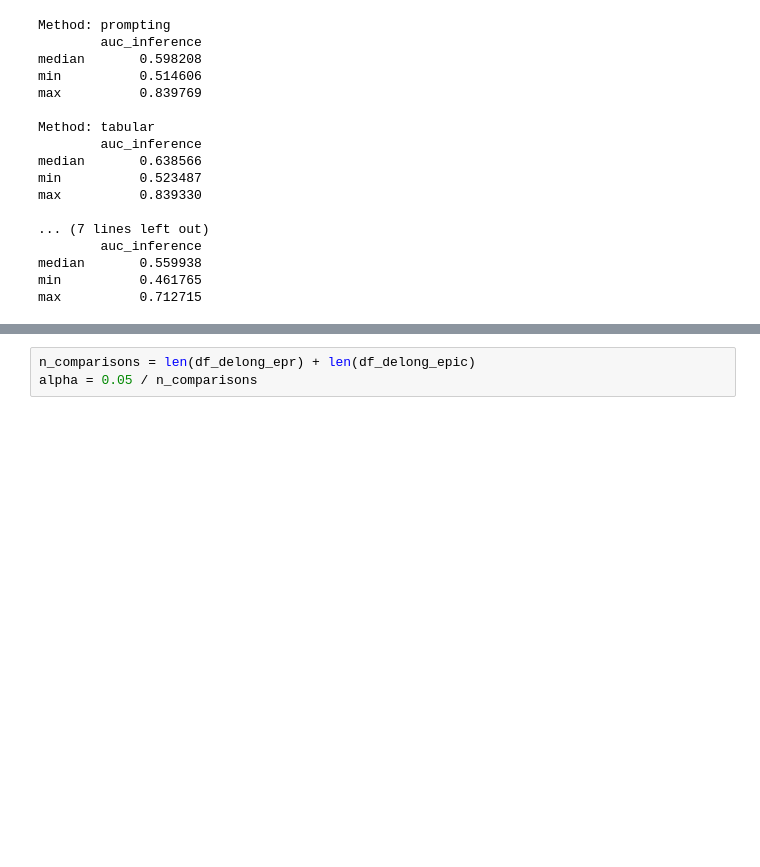
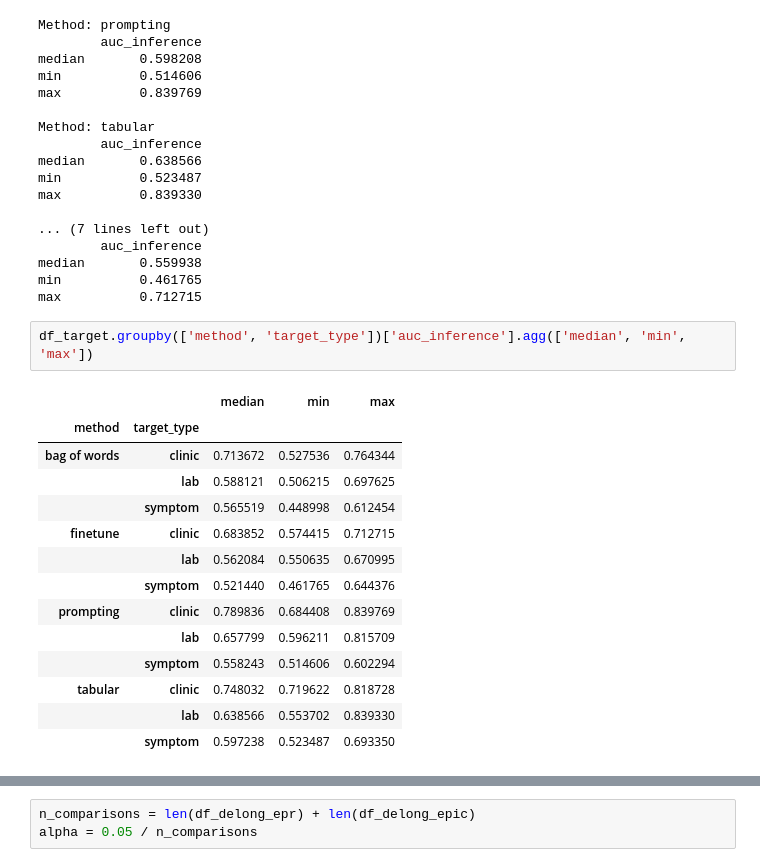
Before and after one commit to ml4oncology/OncoTRAIL, a Jupyter notebook: notebooks/paper/plots/tabular_comparison.ipynb, the cells around one changed output, grey strips where cells are left out. Saved outputs shown, nothing was run; the diff lists cells and outputs as text; blank space fills up the shorter version.

```diff
--- a/notebooks/paper/plots/tabular_comparison.ipynb
+++ b/notebooks/paper/plots/tabular_comparison.ipynb
@@ -524,6 +564,23 @@ max          0.839330
 median       0.559938
 min          0.461765
 max          0.712715
+# %%
+df_target.groupby(['method', 'target_type'])['auc_inference'].agg(['median', 'min', 'max'])
+# %% [output]
+|  |  | median | min | max |
+| method | target_type |  |  |  |
+| bag of words | clinic | 0.713672 | 0.527536 | 0.764344 |
+|  | lab | 0.588121 | 0.506215 | 0.697625 |
+|  | symptom | 0.565519 | 0.448998 | 0.612454 |
+| finetune | clinic | 0.683852 | 0.574415 | 0.712715 |
+|  | lab | 0.562084 | 0.550635 | 0.670995 |
+|  | symptom | 0.521440 | 0.461765 | 0.644376 |
+| prompting | clinic | 0.789836 | 0.684408 | 0.839769 |
+|  | lab | 0.657799 | 0.596211 | 0.815709 |
+|  | symptom | 0.558243 | 0.514606 | 0.602294 |
+| tabular | clinic | 0.748032 | 0.719622 | 0.818728 |
+|  | lab | 0.638566 | 0.553702 | 0.839330 |
+|  | symptom | 0.597238 | 0.523487 | 0.693350 |
 # %%
 print_comparison(df_delong_epic, df_target, 'inference')
 # %% [output]
```
Also changed, not shown: parts of 5 cells of this notebook, 1 other file.
